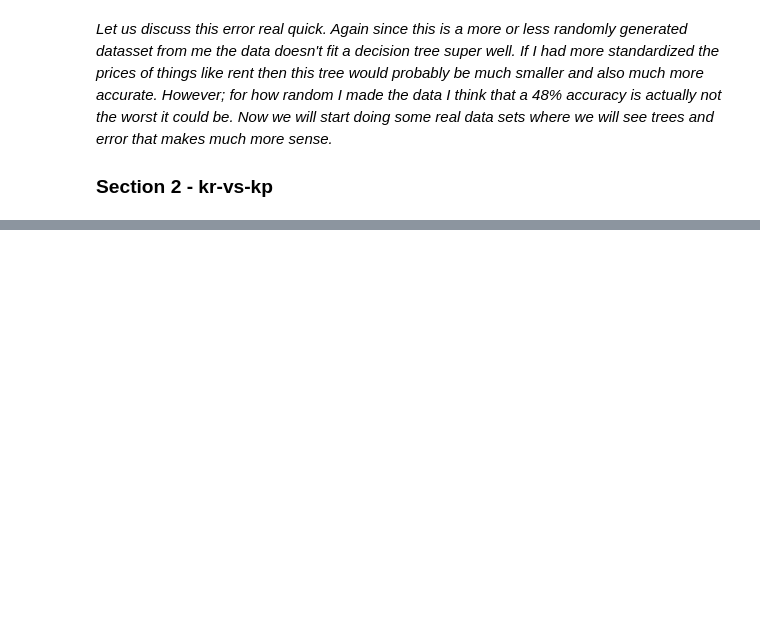
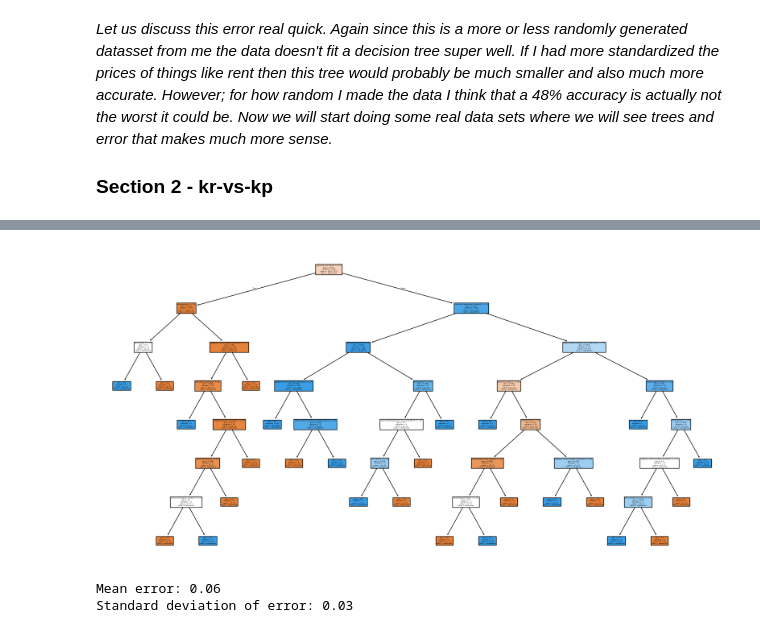
Before and after one commit to jaquiavas/DesicionTreeHW2, a Jupyter notebook: main.ipynb, the cells around one changed output, grey strips where cells are left out. Saved outputs shown, nothing was run; the diff lists cells and outputs as text; code cells hidden in the pictures; blank space fills up the shorter version.

```diff
--- a/main.ipynb
+++ b/main.ipynb
@@ -98,0 +199,7 @@ Standard deviation of error: 0.17
+# %%
+#Lets take a quick look at the next dataset
+sec3_data = arff.loadarff('dataset_56_vote.arff')
+
+sec3_df = pd.DataFrame(sec3_data[0])
+
+print(sec3_df.head())
@@ -98,0 +224,5 @@ Standard deviation of error: 0.17
+# %%
+#Time to lambda decode the byte strings
+sec3_df = sec3_df.applymap(lambda x: x.decode('utf-8') if isinstance(x, bytes) else x)
+
+print(sec3_df.head())
@@ -98,0 +269,36 @@ Standard deviation of error: 0.17
+# %%
+#Now we just encode the categorical data and generate the training and testing sets
+#Then generate our tree and show!
+for col in sec3_df.columns:
+    sec3_df[col] = le.fit_transform(sec3_df[col])
+
+X = sec3_df.drop('Class', axis=1)
+y = sec3_df['Class']
+
+X_train, X_test, y_train, y_test = train_test_split(X, y, test_size=0.2, random_state=42)
+
+clf = tree.DecisionTreeClassifier(random_state=42)
+
+clf.fit(X_train, y_train)
+plt.figure(figsize=(20,10))
+tree.plot_tree(clf, feature_names=X.columns, class_names=['democrat', 'republican'], filled=True)
+plt.show()
+# %% [output]
+[figure, added]
+# %%
+#Now perform our KFold cross-validation
+kf = KFold(n_splits=10, shuffle=True, random_state=42)
+
+errors = []
+
+for i in range(10):
+    scores = cross_val_score(clf, X, y, cv=kf, scoring='accuracy')
+    errors.append(1 - scores)
+
+mean_error = np.mean(errors)
+std_error = np.std(errors)
+print(f'Mean error: {mean_error:.2f}')
+print(f'Standard deviation of error: {std_error:.2f}')
+# %% [output]
+Mean error: 0.06
+Standard deviation of error: 0.03
```
Also changed, not shown: parts of 11 cells of this notebook, 2 other files.
